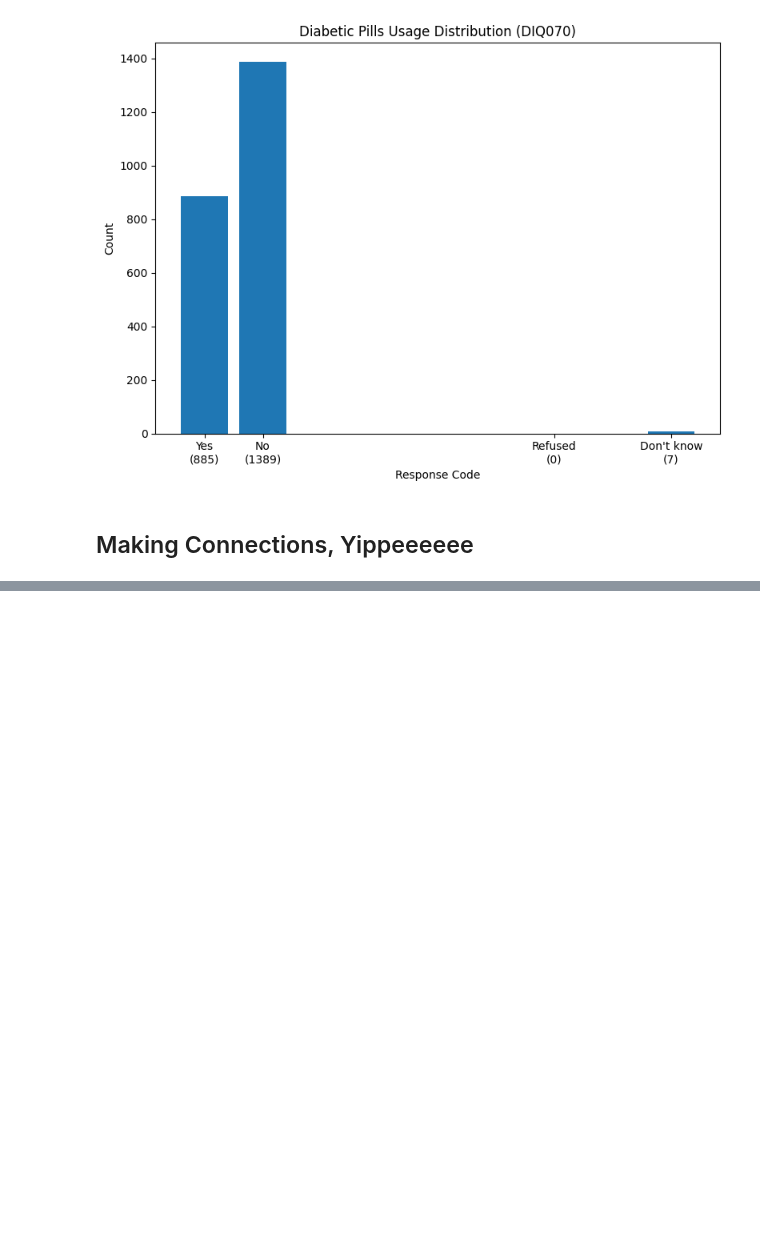
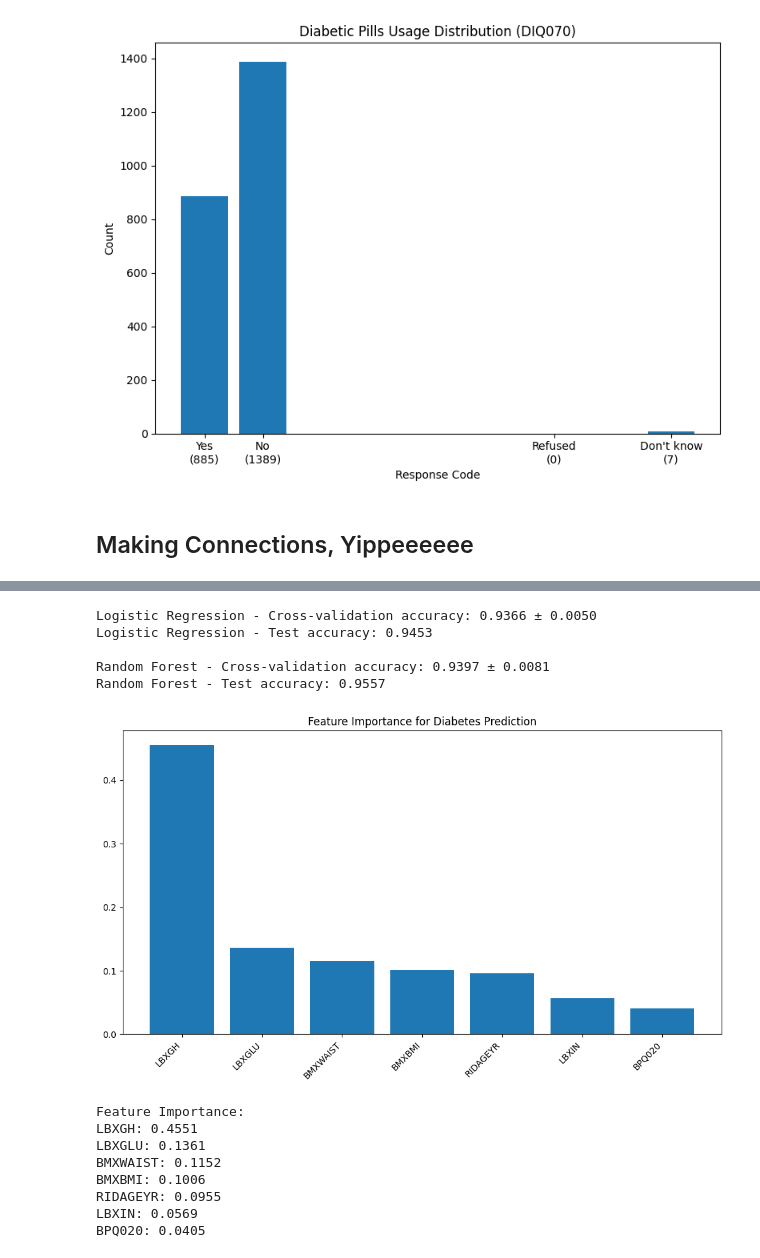
Before and after one commit to PiSaucer/CS426-Project, a Jupyter notebook: diabetes.ipynb, the cells around one changed output, grey strips where cells are left out. Cells and saved outputs as stored; diff of their text form; code cells hidden in the pictures; blank space fills up the shorter version.

Commit message:
regressions

```diff
--- a/diabetes.ipynb
+++ b/diabetes.ipynb
@@ -387,0 +546,72 @@ codeDict = {
+# %%
+# Try additional classifier models
+classifiers = {
+    'Logistic Regression': LogisticRegression(random_state=42),
+    'Random Forest': RandomForestClassifier(random_state=42, n_estimators=100),
+}
+
+# Compare models
+results = {}
+for name, classifier in classifiers.items():
+    pipe = Pipeline(steps=[
+        ('preprocessor', preprocessor),
+        ('classifier', classifier)
+    ])
+
+    # Perform cross-validation
+    cv_scores = cross_val_score(pipe, X, y, cv=5, scoring='accuracy')
+    results[name] = cv_scores
+
+    print(f"{name} - Cross-validation accuracy: {cv_scores.mean():.4f} ± {cv_scores.std():.4f}")
+
+    # Fit and predict
+    pipe.fit(X_train, y_train)
+    y_pred = pipe.predict(X_test)
+    print(f"{name} - Test accuracy: {accuracy_score(y_test, y_pred):.4f}")
+    print()
+# %% [output]
+Logistic Regression - Cross-validation accuracy: 0.9366 ± 0.0050
+Logistic Regression - Test accuracy: 0.9453
+
+Random Forest - Cross-validation accuracy: 0.9397 ± 0.0081
+Random Forest - Test accuracy: 0.9557
+# %%
+# Feature importance analysis with Random Forest
+rf_model = Pipeline(steps=[
+    ('preprocessor', preprocessor),
+    ('classifier', RandomForestClassifier(random_state=42, n_estimators=100))
+])
+rf_model.fit(X_train, y_train)
+
+# Extract feature importance
+rf_classifier = rf_model.named_steps['classifier']
+feature_names = selected_features
+feature_importance = rf_classifier.feature_importances_
+
+# Sort features by importance
+indices = np.argsort(feature_importance)[::-1]
+
+# Plot feature importance
+plt.figure(figsize=(10, 6))
+plt.title('Feature Importance for Diabetes Prediction')
+plt.bar(range(len(feature_importance)), feature_importance[indices], align='center')
+plt.xticks(range(len(feature_importance)), [feature_names[i] for i in indices], rotation=45, ha='right')
+plt.tight_layout()
+plt.show()
+
+# Print feature importance
+print("Feature Importance:")
+for i in indices:
+    feature = feature_names[i]
+    importance = feature_importance[i]
+    print(f"{feature}: {importance:.4f}")
+# %% [output]
+[figure, added]
+Feature Importance:
+LBXGH: 0.4551
+LBXGLU: 0.1361
+BMXWAIST: 0.1152
+BMXBMI: 0.1006
+RIDAGEYR: 0.0955
+LBXIN: 0.0569
+BPQ020: 0.0405
```
Also changed, not shown: parts of 16 cells of this notebook, 1 other file.
